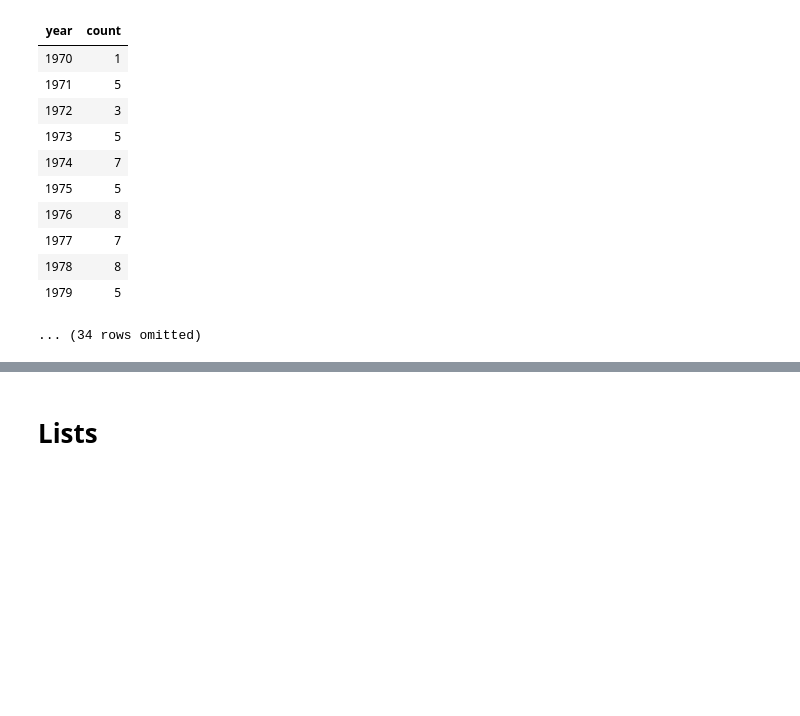
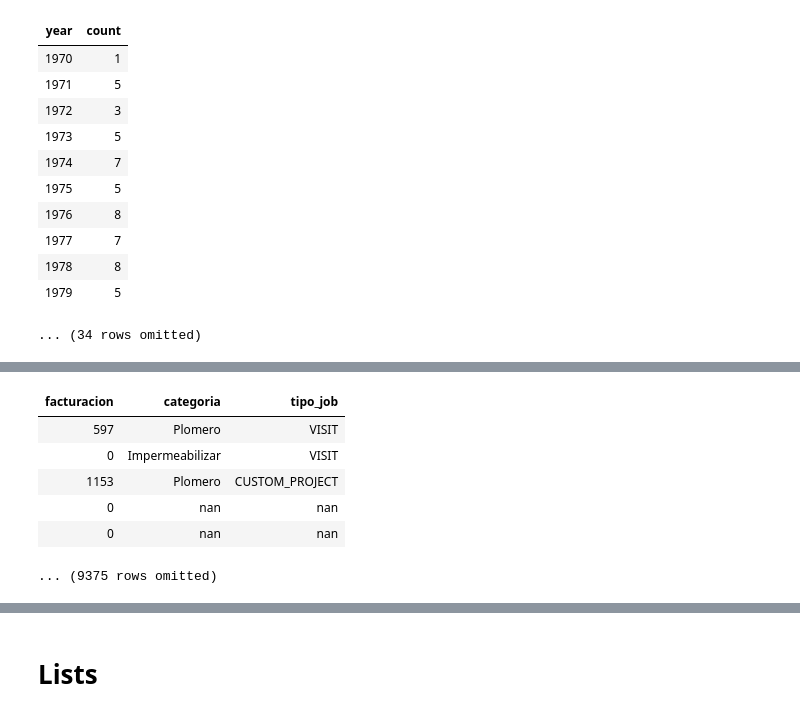
Before and after one commit to caramirezal/programming, a Jupyter notebook: python/arrays.ipynb, the cells around one changed output, grey strips where cells are left out. Drawn from its saved outputs; the diff is of its cells as text; code cells hidden in the pictures; blank space fills up the shorter version.

```diff
--- a/python/arrays.ipynb
+++ b/python/arrays.ipynb
@@ -280,0 +314,12 @@ movies.group("year")
+# %%
+## slice to show aggregations and pivot
+rev_slice = revenues.select('facturacion','categoria','tipo_job')
+rev_slice.show(5)
+# %% [output]
+| facturacion | categoria | tipo_job |
+| 597 | Plomero | VISIT |
+| 0 | Impermeabilizar | VISIT |
+| 1153 | Plomero | CUSTOM_PROJECT |
+| 0 | nan | nan |
+| 0 | nan | nan |
+... (9375 rows omitted)
```
Also changed, not shown: parts of 6 cells of this notebook.
